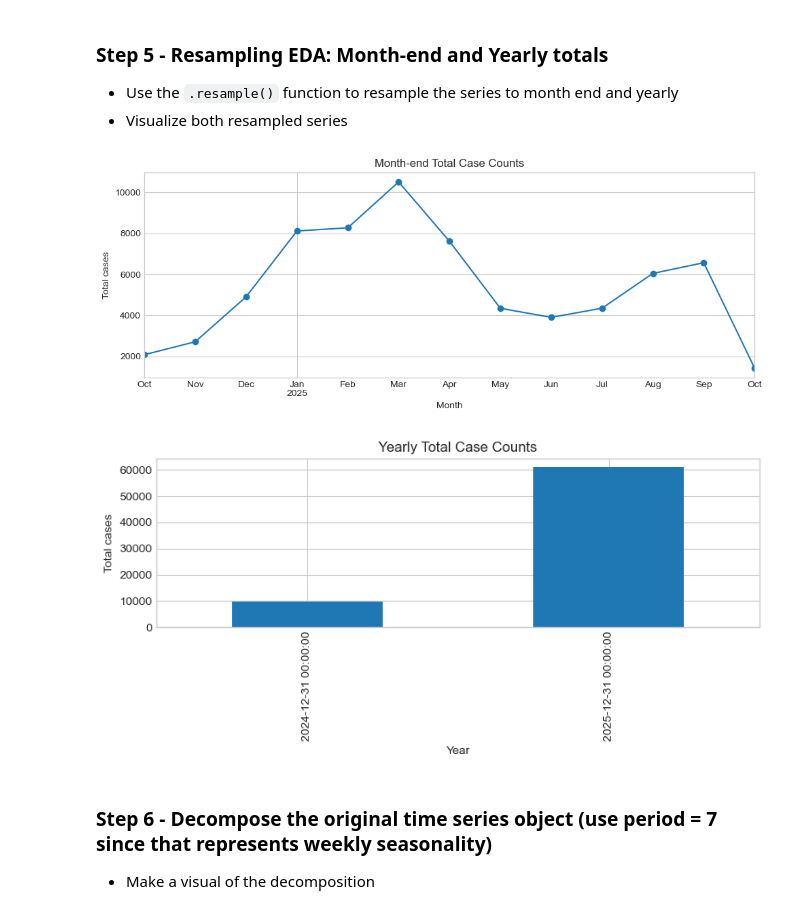
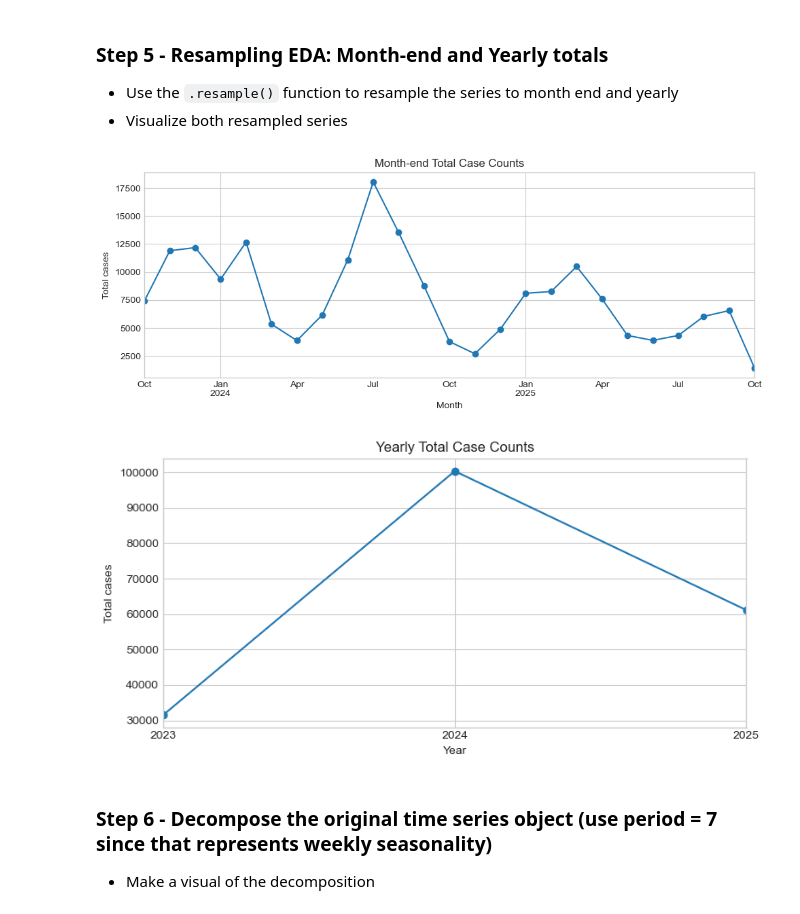
Before and after one commit to brehima5/DA2025_Lectures, a Jupyter notebook: Mod6/CodeAssignments/Mod618_CodeAssignment_STUDENT.ipynb, the cells around one changed output. Saved outputs shown, nothing was run; the diff lists cells and outputs as text; code cells hidden in the pictures.

```diff
--- a/Mod6/CodeAssignments/Mod618_CodeAssignment_STUDENT.ipynb
+++ b/Mod6/CodeAssignments/Mod618_CodeAssignment_STUDENT.ipynb
@@ -63,9 +63,9 @@ display(df.head())
 # %%
 df['date_of_interest'].describe()
 
-# Filter to the last 12 months based on the max date in the data
+# Filter to the last 24 months based on the max date in the data
 end_date = df['date_of_interest'].max()
-start_date = end_date - pd.DateOffset(months=12)
+start_date = end_date - pd.DateOffset(months=24)
 
 df_filterd = df[df['date_of_interest'].between(start_date, end_date)]
 print(df_filterd['date_of_interest'].min(), df_filterd['date_of_interest'].max(), df_filterd.shape)
@@ -86,11 +86,11 @@ df_needed= df_needed.set_index('date_of_interest').asfreq('D')
 df_needed.head()
 
 df_needed = df_needed.fillna(0)
-Y = df_needed['case_count']
+
 
 # convert datatype to numeric
-df_needed['case_count'] = pd.to_numeric(df_needed['case_count'])
-df_needed['hospitalized_count'] = pd.to_numeric(df_needed['hospitalized_count'])
-df_needed['death_count'] = pd.to_numeric(df_needed['death_count'])
+df_needed['case_count'] = pd.to_numeric(df_needed['case_count'], errors='coerce')
+df_needed = df_needed.dropna(subset=['case_count'])
+Y = df_needed['case_count']
 # %% [markdown]
 ### Step 4 - Visualize the Series
@@ -105,29 +113,29 @@ df_needed['death_count'] = pd.to_numeric(df_needed['death_count'])
 # %%
 # CELL 5 — Resampling EDA: Month-end and Yearly totals (Pandas-only)
 # Month-end
 m_end = df_needed['case_count'].resample('M').sum()
 
 plt.figure(figsize=(10, 4))
 m_end.plot(marker='o')
 plt.title('Month-end Total Case Counts')
 plt.xlabel('Month')
 plt.ylabel('Total cases')
 plt.tight_layout()
 plt.show()
 
 # Yearly totals
 y_sum = df_needed['case_count'].resample('Y').sum()
 
 plt.figure(figsize=(8, 4))
-y_sum.plot(kind='bar') # only two years, a line would give a straigt line
+y_sum.plot(marker='o')
 plt.title('Yearly Total Case Counts')
 plt.xlabel('Year')
 plt.ylabel('Total cases')
 plt.tight_layout()
 plt.show()
 # %% [output]
-[figure, old version]
+[figure, new version]
-[figure, old version]
+[figure, new version]
 # %% [markdown]
 ### Step 6 - Decompose the original time series object (use period = 7 since that represents weekly seasonality)
 - Make a visual of the decomposition
```
Also changed, not shown: parts of 6 cells of this notebook.
